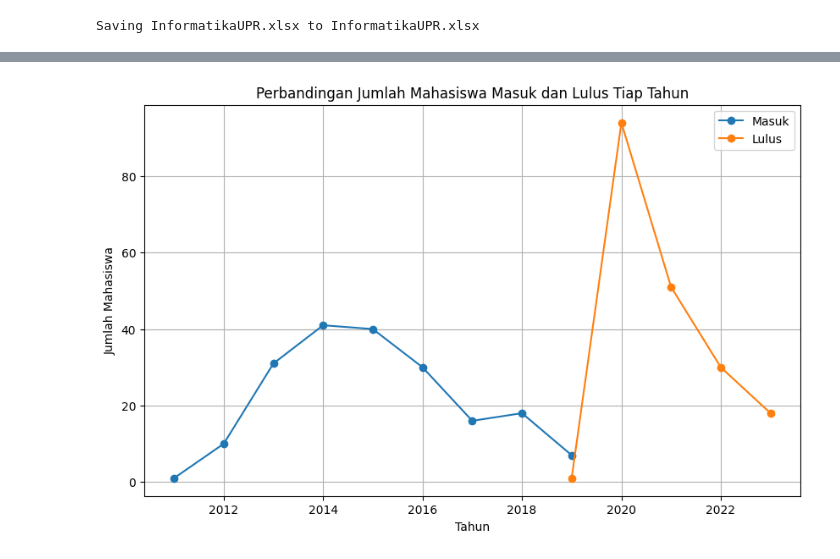
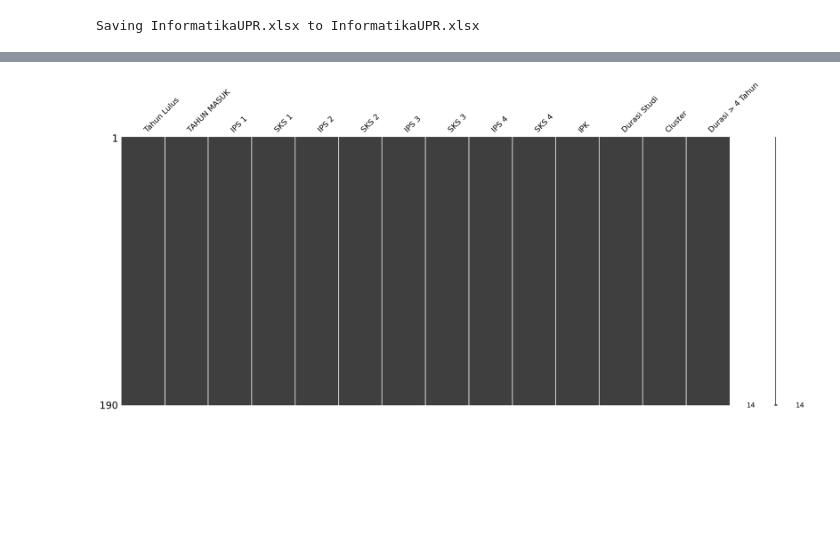
Before and after one commit to edypj/Visualisasi-Data, a Jupyter notebook: DataWindowingforTimeSeriesForecasting.ipynb, the cells around one changed output, grey strips where cells are left out. Drawn from its saved outputs; the diff is of its cells as text; code cells hidden in the pictures; blank space fills up the shorter version.

```diff
--- a/DataWindowingforTimeSeriesForecasting.ipynb
+++ b/DataWindowingforTimeSeriesForecasting.ipynb
@@ -84,23 +87,9 @@ print(df_selected)
-# %%
-import pandas as pd
-import matplotlib.pyplot as plt
-
-
-# Menghitung jumlah mahasiswa yang masuk setiap tahun
-df_masuk = df.groupby('TAHUN MASUK').size()
-
-# Menghitung jumlah mahasiswa yang lulus setiap tahun
-df_lulus = df.groupby('Tahun Lulus').size()
-
-# Membuat plot time series untuk jumlah mahasiswa yang masuk dan lulus
-plt.figure(figsize=(10, 6))
-plt.plot(df_masuk.index, df_masuk.values, marker='o', linestyle='-', label='Masuk')
-plt.plot(df_lulus.index, df_lulus.values, marker='o', linestyle='-', label='Lulus')
-plt.title('Perbandingan Jumlah Mahasiswa Masuk dan Lulus Tiap Tahun')
-plt.xlabel('Tahun')
-plt.ylabel('Jumlah Mahasiswa')
-plt.legend()
-plt.grid(True)
-plt.show()
-# %% [output]
-[figure, removed]
+# %%
+import matplotlib.pyplot as plt
+import missingno as msno
+
+# Visualisasi matriks nilai yang hilang
+msno.matrix(df_selected)
+plt.show()
+# %% [output]
+[figure, added]
```
Also changed, not shown: parts of 20 cells of this notebook.
